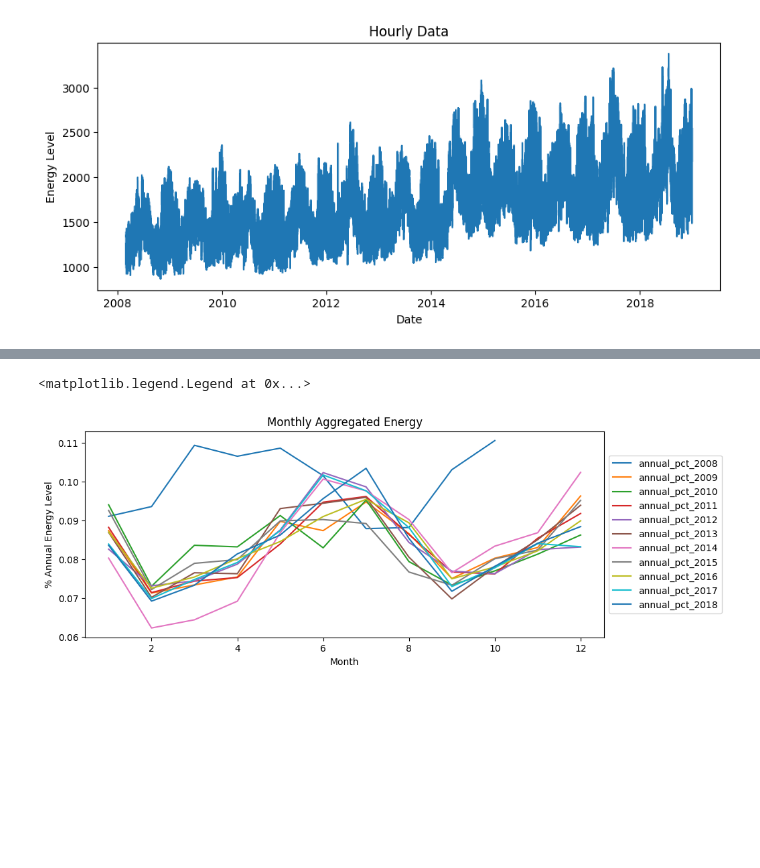
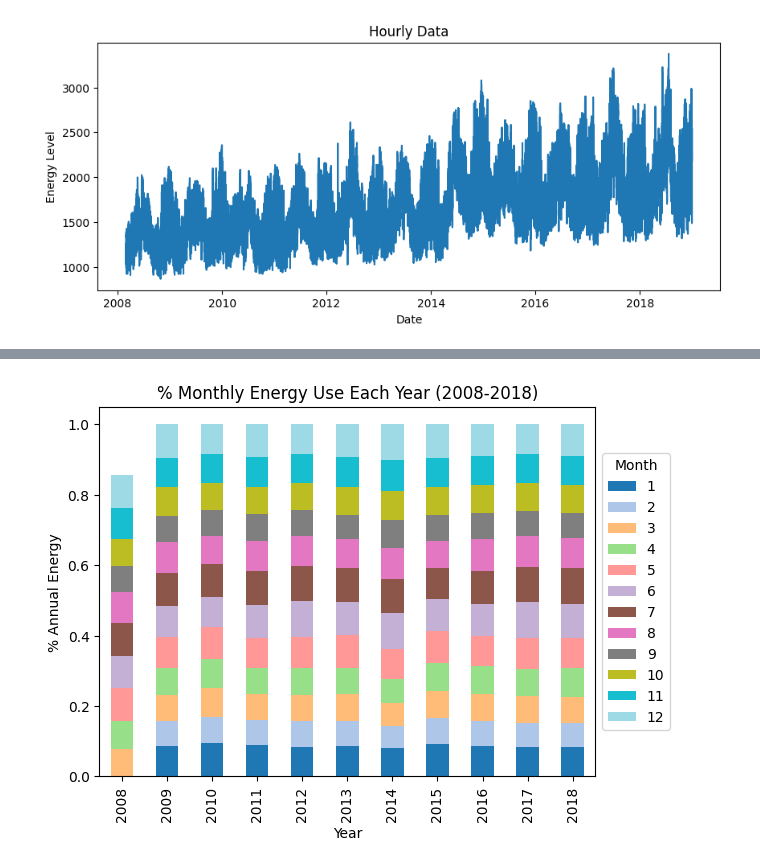
Before and after one commit to ty-martz/forecast, a Jupyter notebook: eda.ipynb, the cells around one changed output, grey strips where cells are left out. Drawn from its saved outputs; the diff is of its cells as text; code cells hidden in the pictures; blank space fills up the shorter version.

```diff
--- a/eda.ipynb
+++ b/eda.ipynb
@@ -104,11 +100,0 @@ See the caveats in the documentation: https://pandas.pydata.org/pandas-docs/stab
-# %%
-fig, ax = plt.subplots(figsize=(10,4))
-ax.plot(grp_ann)
-ax.set_title('Monthly Aggregated Energy')
-ax.set_xlabel('Month')
-ax.set_ylabel('% Annual Energy Level')
-#plt.legend(grp_ann.columns)
-plt.legend(grp_ann.columns, loc='center left', bbox_to_anchor=(1, 0.5))
-# %% [output]
-<matplotlib.legend.Legend at 0x...>
-[figure, removed]
@@ -116,0 +101,11 @@ plt.legend(grp_ann.columns, loc='center left', bbox_to_anchor=(1, 0.5))
+# %%
+trans = grp_ann.transpose()
+trans.index = [t[-4:] for t in trans.index]
+trans.plot(kind='bar', stacked=True, colormap='tab20')
+plt.title('% Monthly Energy Use Each Year (2008-2018)')
+plt.xlabel('Year')
+plt.ylabel('% Annual Energy')
+plt.legend(trans.columns, loc='center left', bbox_to_anchor=(1, 0.5), title='Month')
+plt.show()
+# %% [output]
+[figure, added]
```
Also changed, not shown: parts of 8 cells of this notebook.
